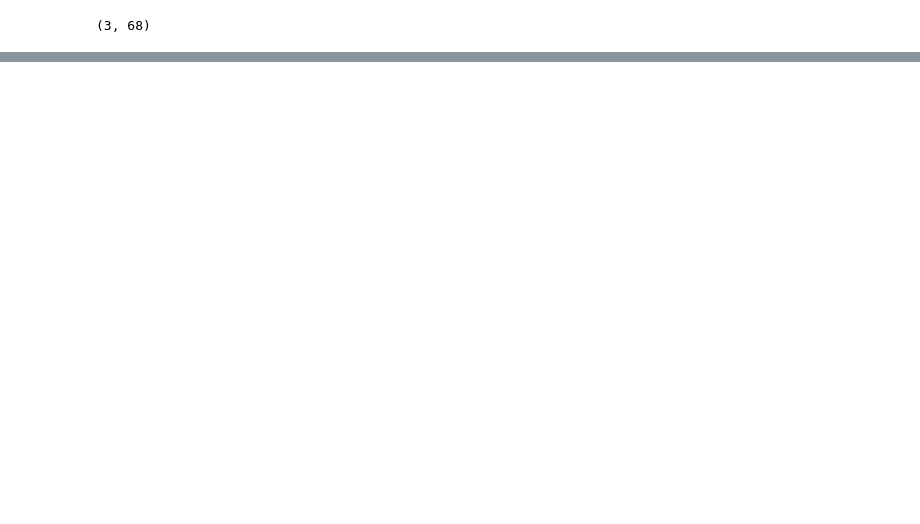
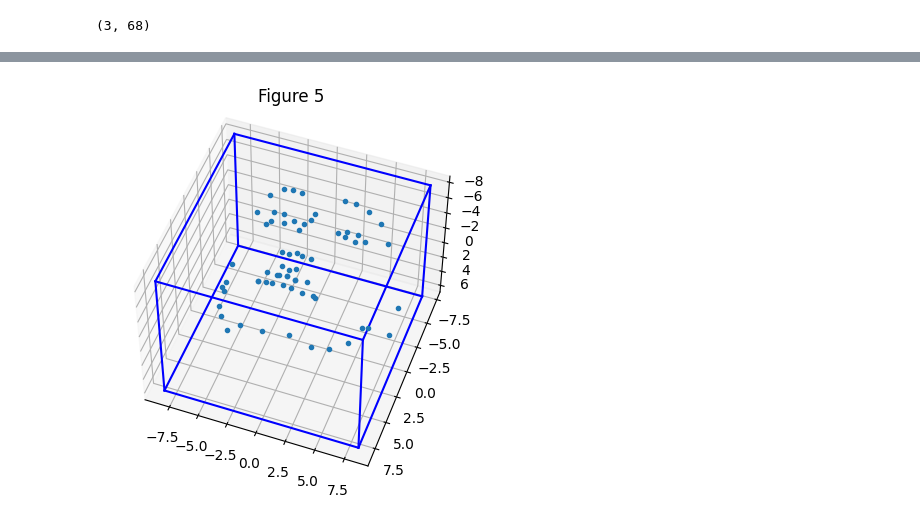
Before and after one commit to nsysu-itlab/3D-Vision-Assignments, a Jupyter notebook: Assignment1/assignment1_template.ipynb, the cells around one changed output, grey strips where cells are left out. Saved outputs shown, nothing was run; the diff lists cells and outputs as text; code cells hidden in the pictures; blank space fills up the shorter version.

```diff
--- a/Assignment1/assignment1_template.ipynb
+++ b/Assignment1/assignment1_template.ipynb
@@ -36,0 +146,83 @@ print(face3d.shape)
+# %%
+# TODO 5: Augmented Reality
+# Step 5.1: Construct the eight vertices of the cube containing the 3D facial landmarks
+from scipy.datasets import face
+
+
+def get_vertices(landmarks):
+  xmin = np.amin(landmarks[0,:])-1
+  xmax = np.amax(landmarks[0,:])+1
+  ymin = np.amin(landmarks[1,:])-1
+  ymax = np.amax(landmarks[1,:])+1
+  zmin = np.amin(landmarks[2,:])-1
+  zmax = np.amax(landmarks[2,:])+1
+  return [xmin, xmax, ymin, ymax, zmin, zmax]
+
+
+def draw_vertices_3d(vertice_ls, landmarks):
+  fig5 = plt.figure()
+  ax = plt.axes(projection='3d')
+  # xmin to x max
+  ax.plot([vertice_ls[0], vertice_ls[1]], [vertice_ls[2], vertice_ls[2]], [vertice_ls[4], vertice_ls[4]], 'b')
+  ax.plot([vertice_ls[0], vertice_ls[1]], [vertice_ls[2], vertice_ls[2]], [vertice_ls[5], vertice_ls[5]], 'b')
+  ax.plot([vertice_ls[0], vertice_ls[1]], [vertice_ls[3], vertice_ls[3]], [vertice_ls[4], vertice_ls[4]], 'b')
+  ax.plot([vertice_ls[0], vertice_ls[1]], [vertice_ls[3], vertice_ls[3]], [vertice_ls[5], vertice_ls[5]], 'b')
+  # ymin to ymax
+  ax.plot([vertice_ls[0], vertice_ls[0]], [vertice_ls[2], vertice_ls[3]], [vertice_ls[4], vertice_ls[4]], 'b')
+  ax.plot([vertice_ls[0], vertice_ls[0]], [vertice_ls[2], vertice_ls[3]], [vertice_ls[5], vertice_ls[5]], 'b')
+  ax.plot([vertice_ls[1], vertice_ls[1]], [vertice_ls[2], vertice_ls[3]], [vertice_ls[4], vertice_ls[4]], 'b')
+  ax.plot([vertice_ls[1], vertice_ls[1]], [vertice_ls[2], vertice_ls[3]], [vertice_ls[5], vertice_ls[5]], 'b')
+  # zmin to zmax
+  ax.plot([vertice_ls[0], vertice_ls[0]], [vertice_ls[2], vertice_ls[2]], [vertice_ls[4], vertice_ls[5]], 'b')
+  ax.plot([vertice_ls[0], vertice_ls[0]], [vertice_ls[3], vertice_ls[3]], [vertice_ls[4], vertice_ls[5]], 'b')
+  ax.plot([vertice_ls[1], vertice_ls[1]], [vertice_ls[2], vertice_ls[2]], [vertice_ls[4], vertice_ls[5]], 'b')
+  ax.plot([vertice_ls[1], vertice_ls[1]], [vertice_ls[3], vertice_ls[3]], [vertice_ls[4], vertice_ls[5]], 'b')
+
+  ax.plot(landmarks[0,:], landmarks[1,:], landmarks[2,:], '.')
+  ax.view_init(230, 250, 0)
+  plt.title('Figure 5')
+  plt.show()
+  pass
+
+
+draw_vertices_3d(get_vertices(face3d), face3d)
+# Step 5.2: Follow TODO 4 to project the 3D facial landmarks and the eight vertices of the cube onto the 2D space.
+def draw_vertices_2d(vertice_ls, landmark_2d):
+  fig6 = plt.figure()
+  white_image = np.full((480, 640, 3), 255)
+  plt.imshow(white_image)
+  # plot vertice
+  plt.plot([vertice_ls[:,0][0], vertice_ls[:,1][0]], [vertice_ls[:,0][1], vertice_ls[:,1][1]], 'b')
+  plt.plot([vertice_ls[:,2][0], vertice_ls[:,3][0]], [vertice_ls[:,2][1], vertice_ls[:,3][1]], 'b')
+  plt.plot([vertice_ls[:,6][0], vertice_ls[:,7][0]], [vertice_ls[:,6][1], vertice_ls[:,7][1]], 'b')
+  plt.plot([vertice_ls[:,4][0], vertice_ls[:,5][0]], [vertice_ls[:,4][1], vertice_ls[:,5][1]], 'b')
+  plt.plot([vertice_ls[:,0][0], vertice_ls[:,3][0]], [vertice_ls[:,0][1], vertice_ls[:,3][1]], 'b')
+  plt.plot([vertice_ls[:,4][0], vertice_ls[:,7][0]], [vertice_ls[:,4][1], vertice_ls[:,7][1]], 'b')
+  plt.plot([vertice_ls[:,1][0], vertice_ls[:,2][0]], [vertice_ls[:,1][1], vertice_ls[:,2][1]], 'b')
+  plt.plot([vertice_ls[:,5][0], vertice_ls[:,6][0]], [vertice_ls[:,5][1], vertice_ls[:,6][1]], 'b')
+  plt.plot([vertice_ls[:,0][0], vertice_ls[:,4][0]], [vertice_ls[:,0][1], vertice_ls[:,4][1]], 'b')
+  plt.plot([vertice_ls[:,3][0], vertice_ls[:,7][0]], [vertice_ls[:,3][1], vertice_ls[:,7][1]], 'b')
+  plt.plot([vertice_ls[:,1][0], vertice_ls[:,5][0]], [vertice_ls[:,1][1], vertice_ls[:,5][1]], 'b')
+  plt.plot([vertice_ls[:,2][0], vertice_ls[:,6][0]], [vertice_ls[:,2][1], vertice_ls[:,6][1]], 'b')
+  # plot landmark
+  plt.plot(landmark_2d[0,:], landmark_2d[1,:], 'r.')
+  plt.title('Figure 7')
+  pass
+
+r3 = get_rotation_matrix(0, 20, 0)
+xmin, xmax, ymin, ymax, zmin, zmax = get_vertices(face3d)
+vertices = np.array(
+  [[xmin, ymin, zmin],
+   [xmax, ymin, zmin],
+   [xmax, ymax, zmin],
+   [xmin, ymax, zmin],
+   [xmin, ymin, zmax],
+   [xmax, ymin, zmax],
+   [xmax, ymax, zmax],
+   [xmin, ymax, zmax]]
+).T
+m_vertice = np.array([get_mi_hat_rotation(vertices, idx, r=r3) for idx in range(vertices.shape[1])]).squeeze().T
+m_r3 = np.array([get_mi_hat_rotation(face3d, idx, r=r3) for idx in range(face3d.shape[1])]).squeeze().T
+draw_vertices_2d(m_vertice, m_r3)
+# %% [output]
+[figure, added]
```
Also changed, not shown: parts of 13 cells of this notebook.
